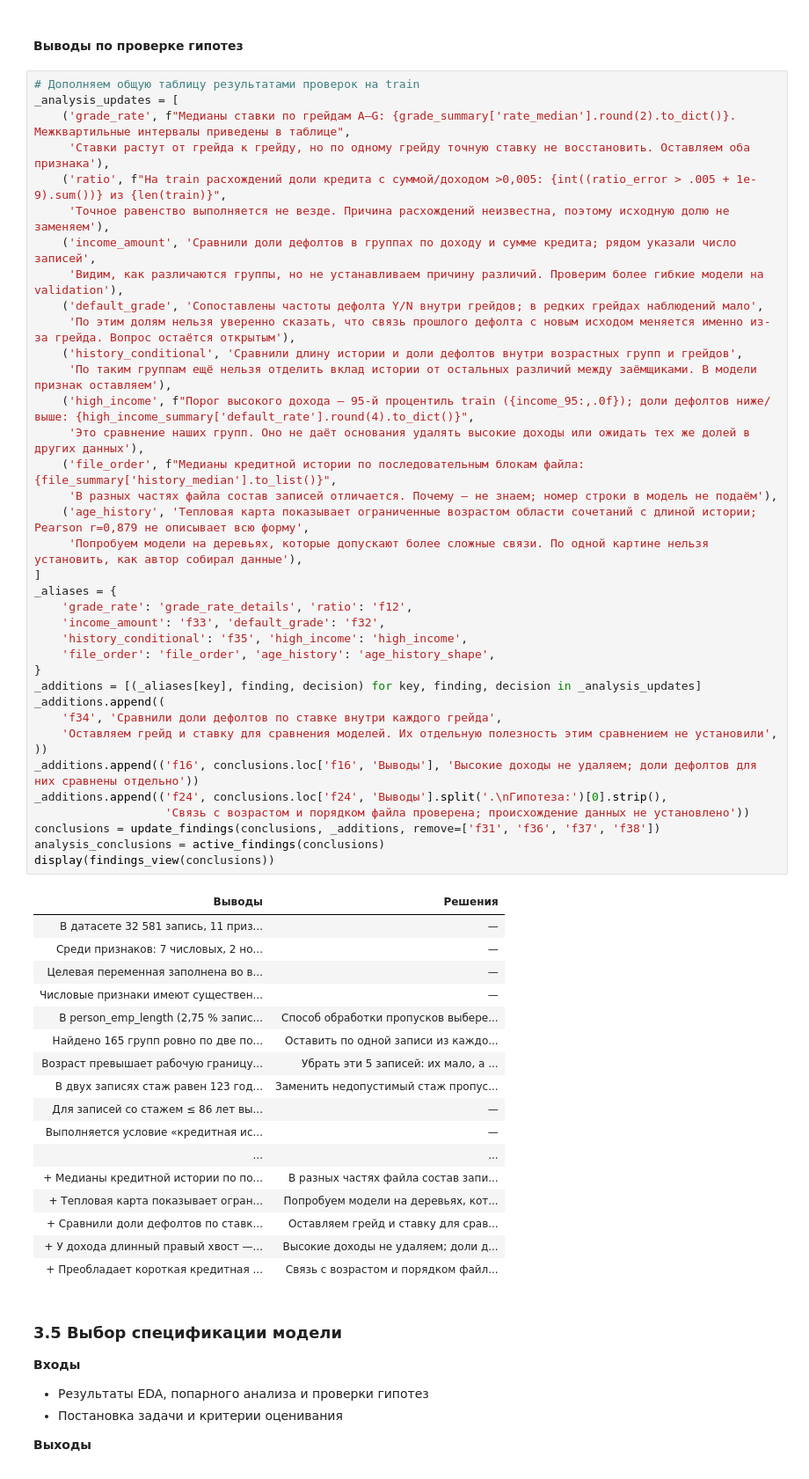
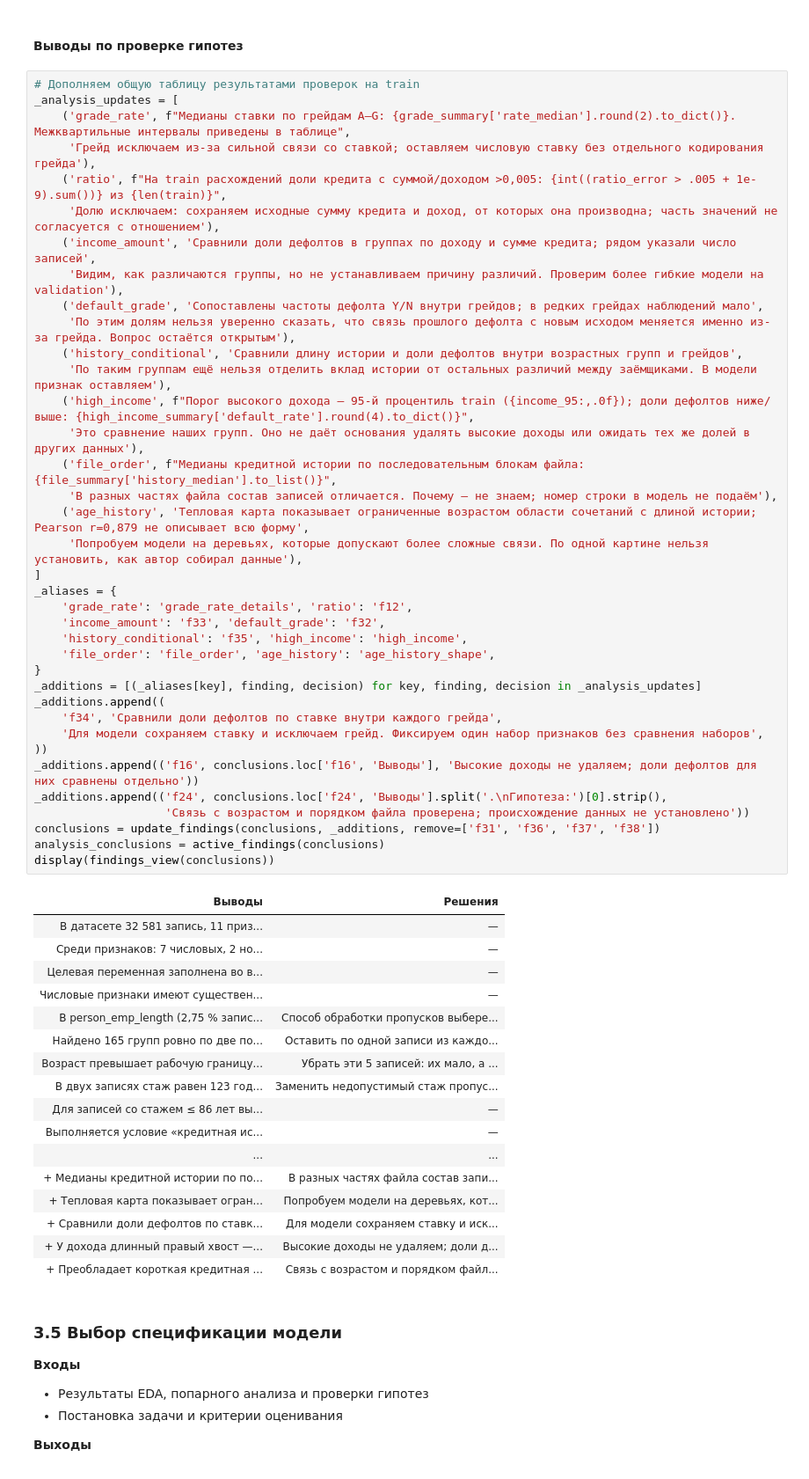
Before and after one commit to wizardOfOz21/ml-classification-coursework, a Jupyter notebook: build/solution.ipynb, the cells around one changed output. Shown at 88% size. Drawn from its saved outputs; the diff is of its cells as text.

```diff
--- a/build/solution.ipynb
+++ b/build/solution.ipynb
@@ -2229,9 +2229,9 @@ plt.show()
 # Дополняем общую таблицу результатами проверок на train
 _analysis_updates = [
     ('grade_rate', f"Медианы ставки по грейдам A–G: {grade_summary['rate_median'].round(2).to_dict()}. Межквартильные интервалы приведены в таблице",
-     'Ставки растут от грейда к грейду, но по одному грейду точную ставку не восстановить. Оставляем оба признака'),
+     'Грейд исключаем из-за сильной связи со ставкой; оставляем числовую ставку без отдельного кодирования грейда'),
     ('ratio', f"На train расхождений доли кредита с суммой/доходом >0,005: {int((ratio_error > .005 + 1e-9).sum())} из {len(train)}",
-     'Точное равенство выполняется не везде. Причина расхождений неизвестна, поэтому исходную долю не заменяем'),
+     'Долю исключаем: сохраняем исходные сумму кредита и доход, от которых она производна; часть значений не согласуется с отношением'),
     ('income_amount', 'Сравнили доли дефолтов в группах по доходу и сумме кредита; рядом указали число записей',
      'Видим, как различаются группы, но не устанавливаем причину различий. Проверим более гибкие модели на validation'),
     ('default_grade', 'Сопоставлены частоты дефолта Y/N внутри грейдов; в редких грейдах наблюдений мало',
@@ -2249,35 +2249,35 @@ _aliases = {
     'grade_rate': 'grade_rate_details', 'ratio': 'f12',
     'income_amount': 'f33', 'default_grade': 'f32',
     'history_conditional': 'f35', 'high_income': 'high_income',
     'file_order': 'file_order', 'age_history': 'age_history_shape',
 }
 _additions = [(_aliases[key], finding, decision) for key, finding, decision in _analysis_updates]
 _additions.append((
     'f34', 'Сравнили доли дефолтов по ставке внутри каждого грейда',
-    'Оставляем грейд и ставку для сравнения моделей. Их отдельную полезность этим сравнением не установили',
+    'Для модели сохраняем ставку и исключаем грейд. Фиксируем один набор признаков без сравнения наборов',
 ))
 _additions.append(('f16', conclusions.loc['f16', 'Выводы'], 'Высокие доходы не удаляем; доли дефолтов для них сравнены отдельно'))
 _additions.append(('f24', conclusions.loc['f24', 'Выводы'].split('.\nГипотеза:')[0].strip(),
                    'Связь с возрастом и порядком файла проверена; происхождение данных не установлено'))
 conclusions = update_findings(conclusions, _additions, remove=['f31', 'f36', 'f37', 'f38'])
 analysis_conclusions = active_findings(conclusions)
 display(findings_view(conclusions))
 # %% [output]
 | Выводы | Решения |
 | В датасете 32 581 запись, 11 приз... | — |
 | Среди признаков: 7 числовых, 2 но... | — |
 | Целевая переменная заполнена во в... | — |
 | Числовые признаки имеют существен... | — |
 | В person_emp_length (2,75 % запис... | Способ обработки пропусков выбере... |
 | Найдено 165 групп ровно по две по... | Оставить по одной записи из каждо... |
 | Возраст превышает рабочую границу... | Убрать эти 5 записей: их мало, а ... |
 | В двух записях стаж равен 123 год... | Заменить недопустимый стаж пропус... |
 | Для записей со стажем ≤ 86 лет вы... | — |
 | Выполняется условие «кредитная ис... | — |
 | ... | ... |
 | + Медианы кредитной истории по по... | В разных частях файла состав запи... |
 | + Тепловая карта показывает огран... | Попробуем модели на деревьях, кот... |
-| + Сравнили доли дефолтов по ставк... | Оставляем грейд и ставку для срав... |
+| + Сравнили доли дефолтов по ставк... | Для модели сохраняем ставку и иск... |
 | + У дохода длинный правый хвост —... | Высокие доходы не удаляем; доли д... |
 | + Преобладает короткая кредитная ... | Связь с возрастом и порядком файл... |
 # %% [markdown]
```
Also changed, not shown: parts of 37 cells of this notebook, 13 other files.
